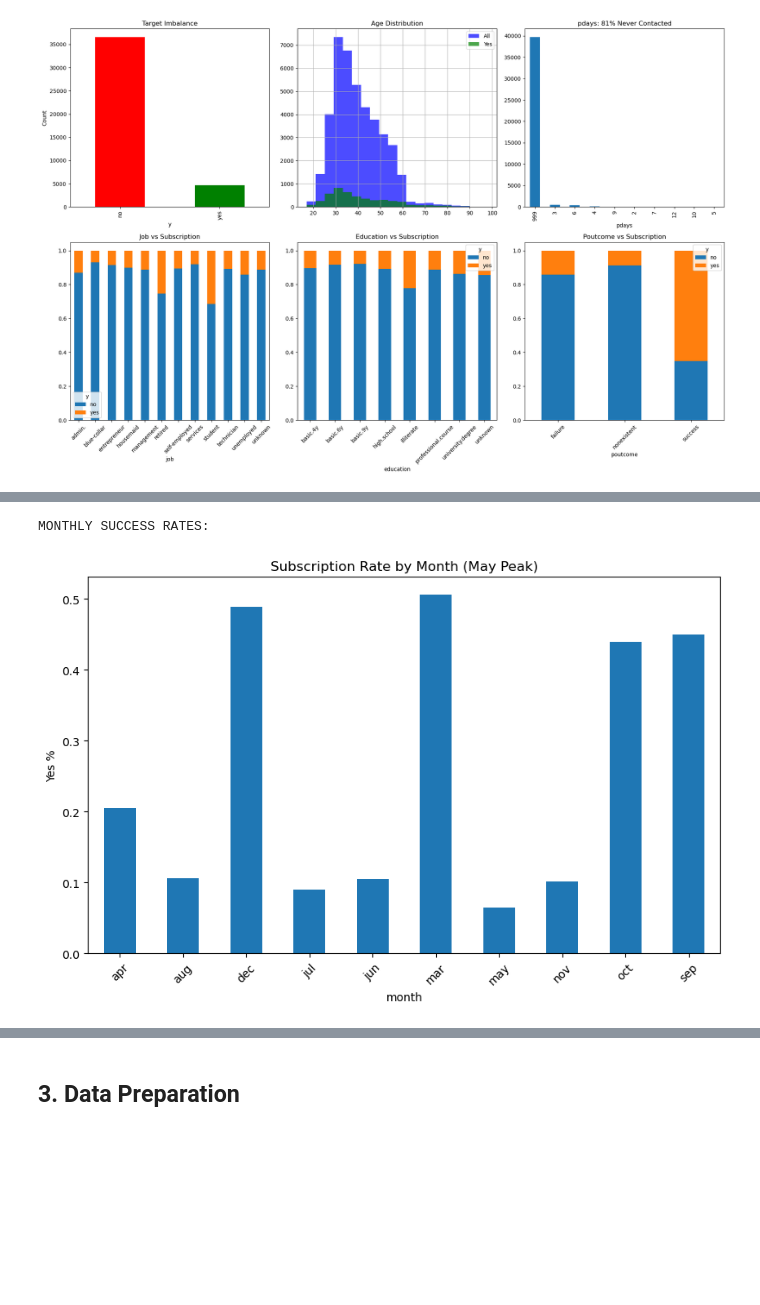
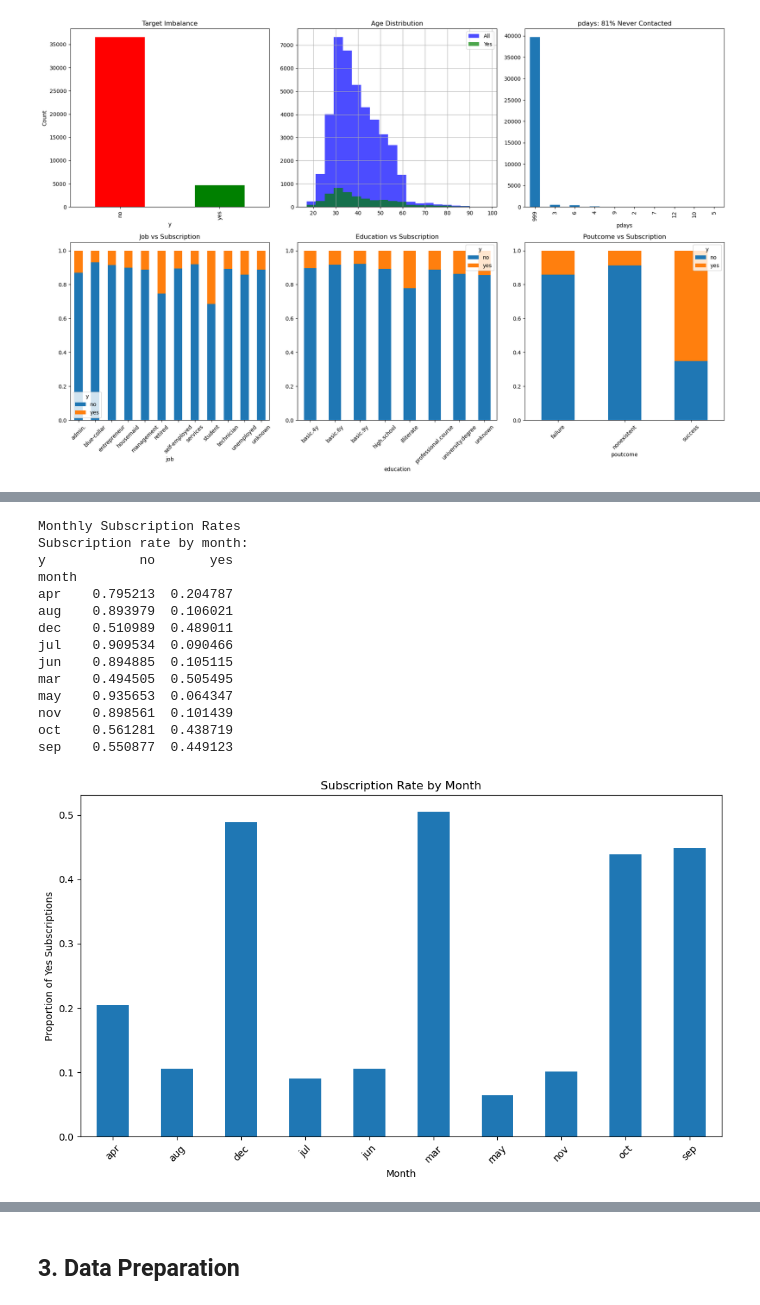
Before and after one commit to VinnyBabuManjaly/FinancialCampaignOptimizer, a Jupyter notebook: prompt_III.ipynb, the cells around one changed output, grey strips where cells are left out. Saved outputs shown, nothing was run; the diff lists cells and outputs as text; code cells hidden in the pictures; blank space fills up the shorter version.

```diff
--- a/prompt_III.ipynb
+++ b/prompt_III.ipynb
@@ -308,39 +448,79 @@ pdays=999 (never contacted): 96.3% (39,673)
 # %%
+# ========== 5. CAMPAIGN TIMING ==========
+print("\nMonthly Subscription Rates")
 
-# ========== 5. CAMPAIGN TIMING ==========
-print("\nMONTHLY SUCCESS RATES:")
 month_success = df.groupby('month')['y'].value_counts(normalize=True).unstack().fillna(0)
-month_success['yes'].plot(kind='bar', figsize=(10,6))
-plt.title('Subscription Rate by Month (May Peak)')
-plt.ylabel('Yes %')
+
+print("Subscription rate by month:")
+print(month_success)
+
+monthly_yes_rate = month_success['yes']
+
+monthly_yes_rate.plot(kind='bar', figsize=(10, 6))
+plt.title('Subscription Rate by Month')
+plt.xlabel('Month')
+plt.ylabel('Proportion of Yes Subscriptions')
 plt.xticks(rotation=45)
+plt.tight_layout()
 plt.show()
 
-# ========== 6. CORRELATION HEATMAP ==========
-print("\nSTRONGEST CORRELATIONS:")
-numeric_cols = df.select_dtypes(include=[np.number]).columns.drop('duration')  # Exclude duration
+
+# ========== 6. CORRELATION ANALYSIS ==========
+print("\nCorrelation Analysis (Numeric Features)")
+
+numeric_cols = df.select_dtypes(include=[np.number]).columns.drop('duration')
 corr_matrix = df[numeric_cols].corr()
-plt.figure(figsize=(12,8))
+
+plt.figure(figsize=(12, 8))
 sns.heatmap(corr_matrix, annot=True, cmap='coolwarm', center=0, fmt='.2f')
-plt.title('Numeric Correlations (Macro Cluster ~0.95)')
+plt.title('Correlation Matrix of Numeric Features')
+plt.xlabel('Features')
+plt.ylabel('Features')
+plt.tight_layout()
 plt.show()
 
+
 # ========== 7. KEY SUBPOPULATIONS ==========
-print("\nHIGH-CONVERSION SUBGROUPS:")
-print("Prior success:", df[df['poutcome']=='success']['y'].value_counts(normalize=True)['yes'])
-print("University degree:", df[df['education']=='university.degree']['y'].value_counts(normalize=True)['yes'])
-print("Single + university:", df[(df['marital']=='single') & (df['education']=='university.degree')]['y'].value_counts(normalize=True)['yes'])
+print("\nHigh Conversion Subgroups")
+
+prior_success_rate = df[df['poutcome'] == 'success']['y'].value_counts(normalize=True).get('yes', 0)
+university_rate = df[df['education'] == 'university.degree']['y'].value_counts(normalize=True).get('yes', 0)
+single_university_rate = df[
+    (df['marital'] == 'single') &
+    (df['education'] == 'university.degree')
+]['y'].value_counts(normalize=True).get('yes', 0)
+
+print("Subscription rate for prior campaign success:", prior_success_rate)
+print("Subscription rate for university degree:", university_rate)
+print("Subscription rate for single with university degree:", single_university_rate)
+
 
 # ========== 8. CATEGORICAL SUMMARY ==========
-print("\nCATEGORICAL SUMMARY:")
+print("\nCategorical Feature Summary")
+
 categorical_cols = df.select_dtypes(include=['object']).columns
+
 cat_summary = pd.DataFrame({
     'feature': categorical_cols,
     'n_unique': [df[col].nunique() for col in categorical_cols],
-    'unknown_pct': [100*(df[col]=='unknown').mean() for col in categorical_cols],
-    'top_cat': [df[col].mode()[0] for col in categorical_cols]
+    'unknown_percentage': [100 * (df[col] == 'unknown').mean() for col in categorical_cols],
+    'most_frequent_category': [df[col].mode()[0] for col in categorical_cols]
 })
-print(cat_summary.round(1))
+
+print(cat_summary.round(2))
 # %% [output]
-MONTHLY SUCCESS RATES:
+Monthly Subscription Rates
+Subscription rate by month:
+y            no       yes
+month
+apr    0.795213  0.204787
+aug    0.893979  0.106021
+dec    0.510989  0.489011
+jul    0.909534  0.090466
+jun    0.894885  0.105115
+mar    0.494505  0.505495
+may    0.935653  0.064347
+nov    0.898561  0.101439
+oct    0.561281  0.438719
+sep    0.550877  0.449123
-[figure, old version]
+[figure, new version]
```
Also changed, not shown: parts of 95 cells of this notebook, 1 other file.
